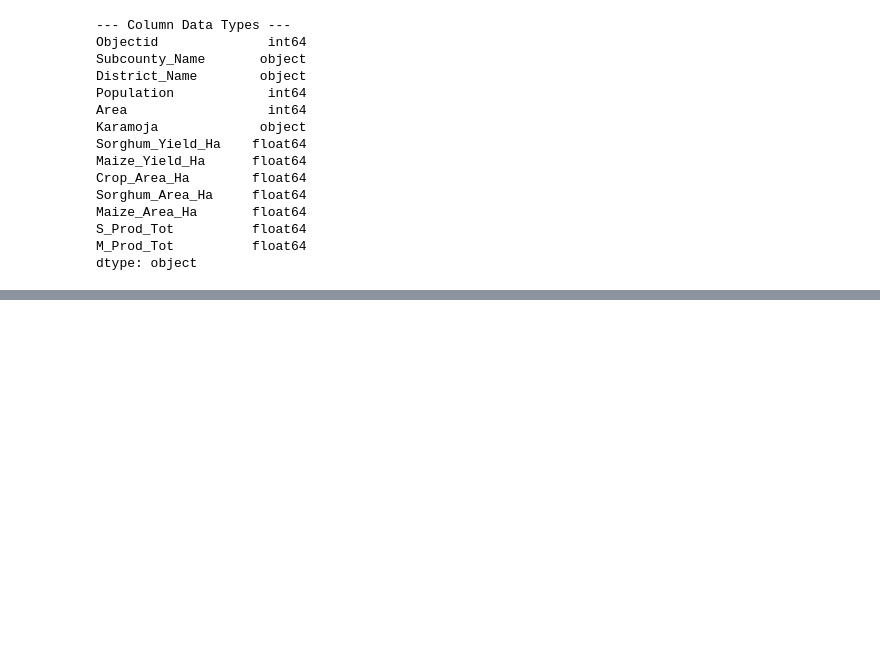
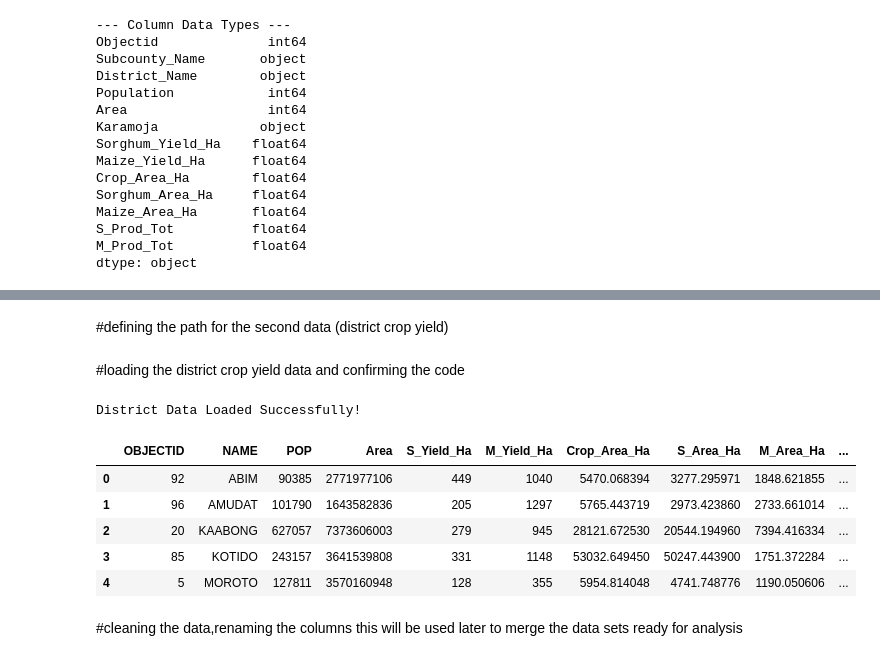
Before and after one commit to mumbumercy/Karamoja-food-security, a Jupyter notebook: notebooks/01_Data_cleaning.ipynb, the cells around one changed output, grey strips where cells are left out. Saved outputs shown, nothing was run; the diff lists cells and outputs as text; code cells hidden in the pictures; blank space fills up the shorter version.

Commit message:
merge done

```diff
--- a/notebooks/01_Data_cleaning.ipynb
+++ b/notebooks/01_Data_cleaning.ipynb
@@ -121,0 +153,2 @@ dtype: object
+# %% [markdown]
+#defining the path for the second data (district crop yield)
@@ -121,0 +157,16 @@ dtype: object
+# %% [markdown]
+#loading the district crop yield data and confirming the code
+# %%
+df_district = pd.read_csv('../data/raw/DATA/TABLES/Uganda_Karamoja_District_Crop_Yield_Population.csv')
+print("District Data Loaded Successfully!")
+df_district.head()
+# %% [output]
+District Data Loaded Successfully!
+|  | OBJECTID | NAME | POP | Area | S_Yield_Ha | M_Yield_Ha | Crop_Area_Ha | S_Area_Ha | M_Area_Ha | ... |
+| 0 | 92 | ABIM | 90385 | 2771977106 | 449 | 1040 | 5470.068394 | 3277.295971 | 1848.621855 | ... |
+| 1 | 96 | AMUDAT | 101790 | 1643582836 | 205 | 1297 | 5765.443719 | 2973.423860 | 2733.661014 | ... |
+| 2 | 20 | KAABONG | 627057 | 7373606003 | 279 | 945 | 28121.672530 | 20544.194960 | 7394.416334 | ... |
+| 3 | 85 | KOTIDO | 243157 | 3641539808 | 331 | 1148 | 53032.649450 | 50247.443900 | 1751.372284 | ... |
+| 4 | 5 | MOROTO | 127811 | 3570160948 | 128 | 355 | 5954.814048 | 4741.748776 | 1190.050606 | ... |
+# %% [markdown]
+#cleaning the data,renaming the columns this will be used later to merge the data sets ready for analysis
```
Also changed, not shown: parts of 30 cells of this notebook.
